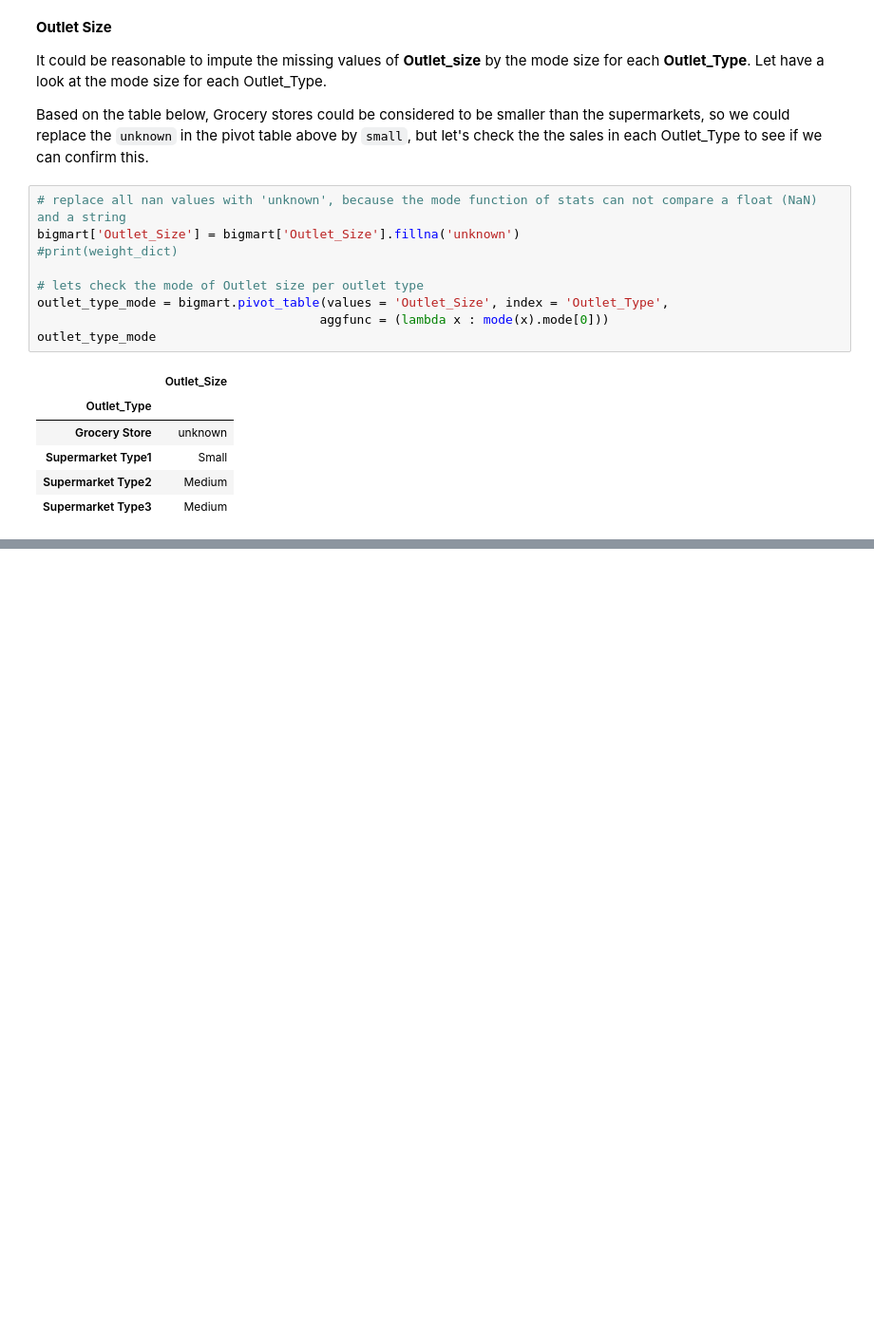
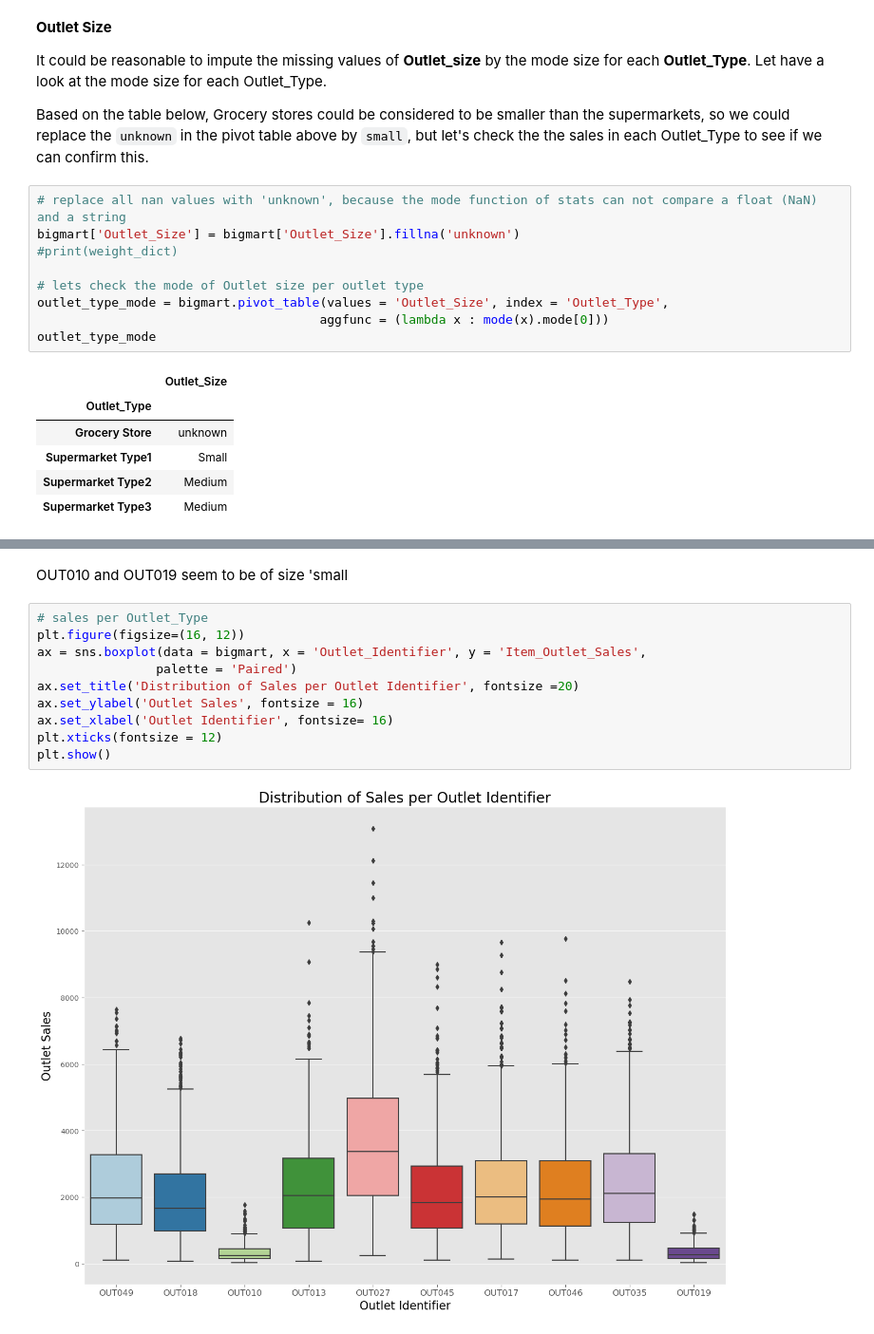
Before and after one commit to SirTee12/Big-Mart-Sales-Forecasting, a Jupyter notebook: Analysis-and-prediction-of-sales-data.ipynb, the cells around one changed output, grey strips where cells are left out. Shown at 95% size. Drawn from its saved outputs; the diff is of its cells as text; blank space fills up the shorter version.

```diff
--- a/Analysis-and-prediction-of-sales-data.ipynb
+++ b/Analysis-and-prediction-of-sales-data.ipynb
@@ -362,0 +361,14 @@ plt.show()
+# %% [markdown]
+OUT010 and OUT019 seem to be of size 'small
+# %%
+# sales per Outlet_Type
+plt.figure(figsize=(16, 12))
+ax = sns.boxplot(data = bigmart, x = 'Outlet_Identifier', y = 'Item_Outlet_Sales',
+                palette = 'Paired')
+ax.set_title('Distribution of Sales per Outlet Identifier', fontsize =20)
+ax.set_ylabel('Outlet Sales', fontsize = 16)
+ax.set_xlabel('Outlet Identifier', fontsize= 16)
+plt.xticks(fontsize = 12)
+plt.show()
+# %% [output]
+[figure, added]
```
Also changed, not shown: parts of 21 cells of this notebook.
